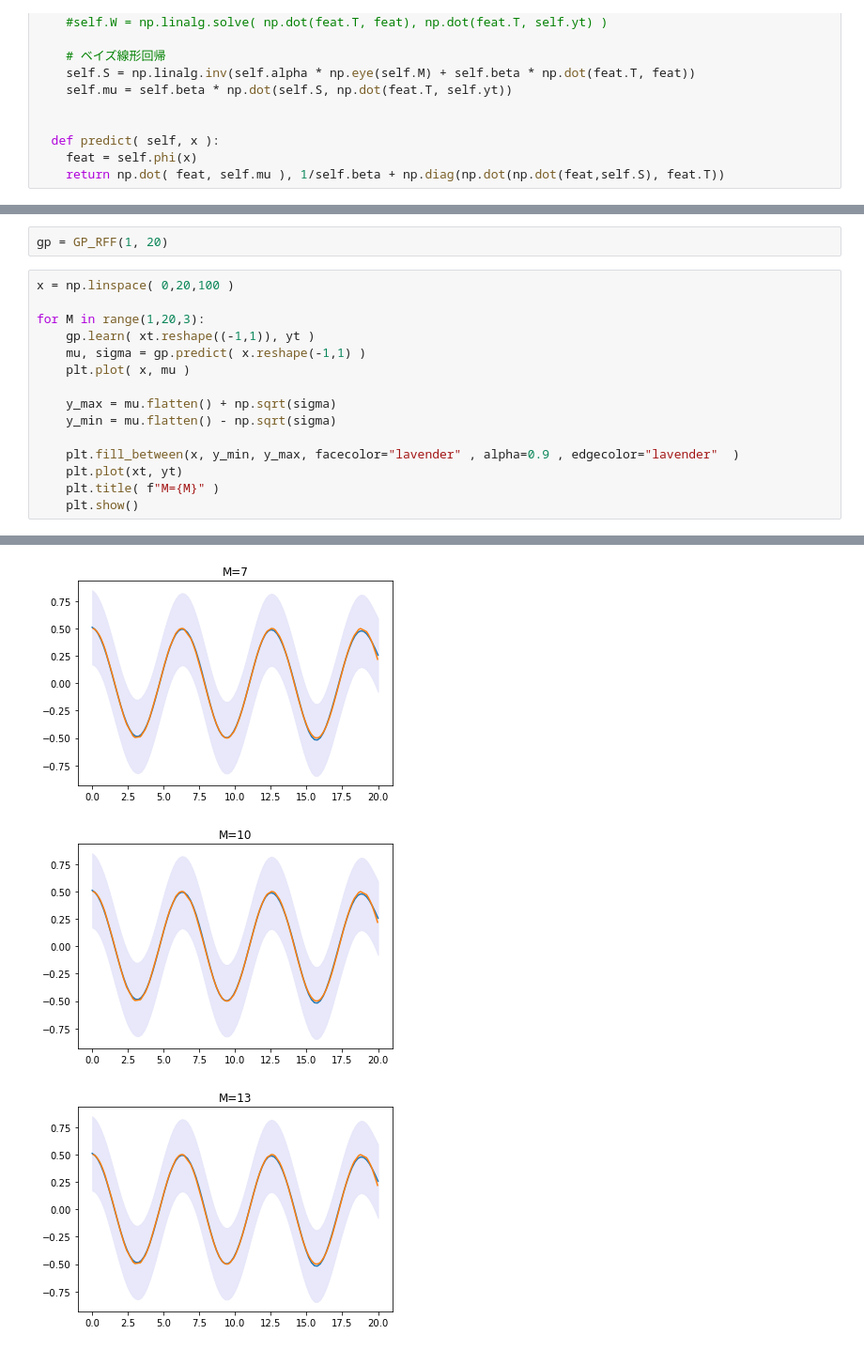
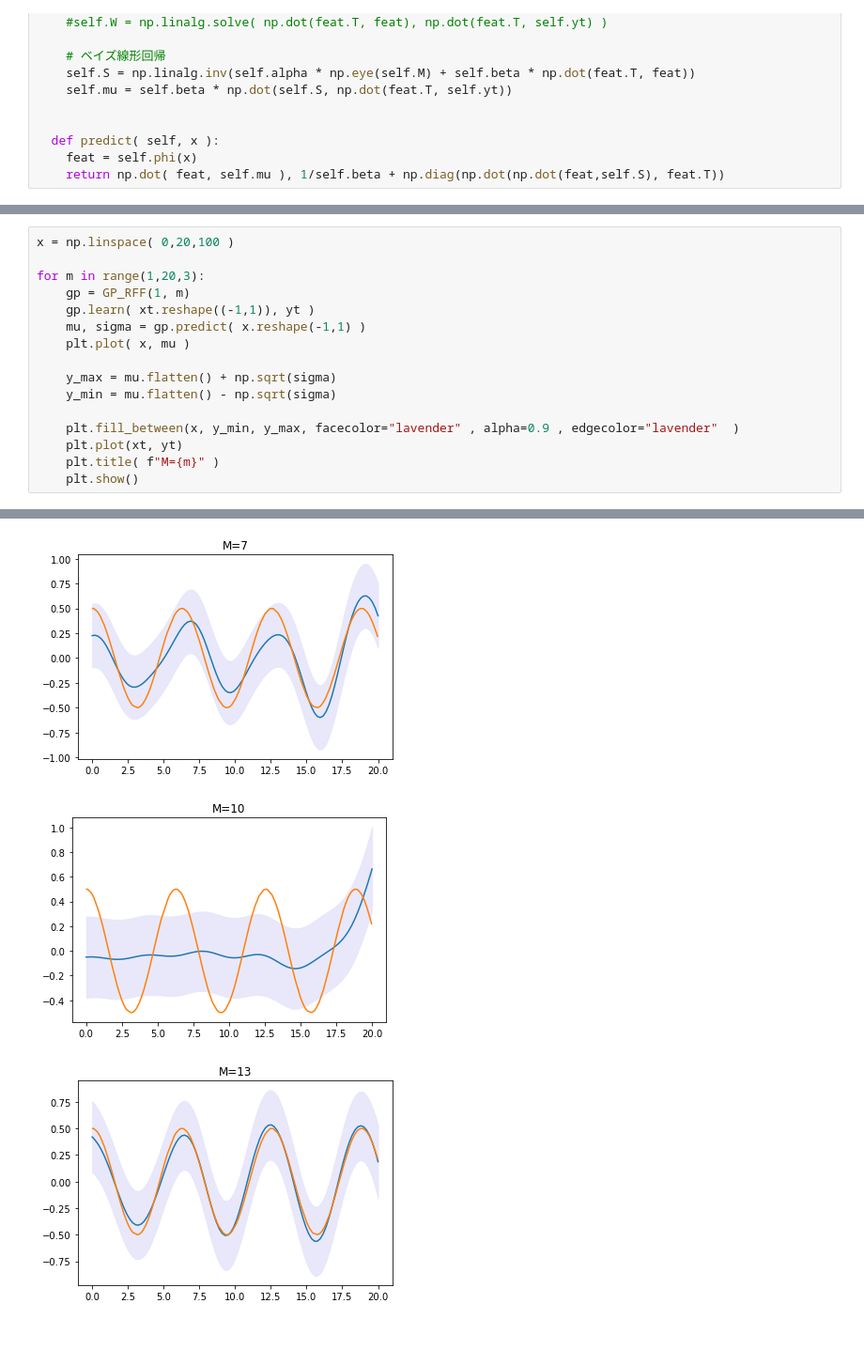
Before and after one commit to naka-tomo/gp_test, a Jupyter notebook: gp_rff.ipynb, the cells around one changed output, grey strips where cells are left out. Shown: that part at 94% size. Drawn from its saved outputs; the diff is of its cells as text.

```diff
--- a/gp_rff.ipynb
+++ b/gp_rff.ipynb
@@ -48,9 +48,8 @@ plt.plot( xt, yt, "x-" )
-# %%
-gp = GP_RFF(1, 20)
 # %%
 x = np.linspace( 0,20,100 )
 
-for M in range(1,20,3):
+for m in range(1,20,3):
+    gp = GP_RFF(1, m)
     gp.learn( xt.reshape((-1,1)), yt )
     mu, sigma = gp.predict( x.reshape(-1,1) )
     plt.plot( x, mu )
@@ -60,6 +59,6 @@ for M in range(1,20,3):
 
     plt.fill_between(x, y_min, y_max, facecolor="lavender" , alpha=0.9 , edgecolor="lavender"  )
     plt.plot(xt, yt)
-    plt.title( f"M={M}" )
+    plt.title( f"M={m}" )
     plt.show()
 # %% [output]
@@ -68,3 +67,3 @@ for M in range(1,20,3):
-[figure, old version]
+[figure, new version]
-[figure, old version]
+[figure, new version]
-[figure, old version]
+[figure, new version]
```
Also changed, not shown: parts of 2 cells of this notebook.
